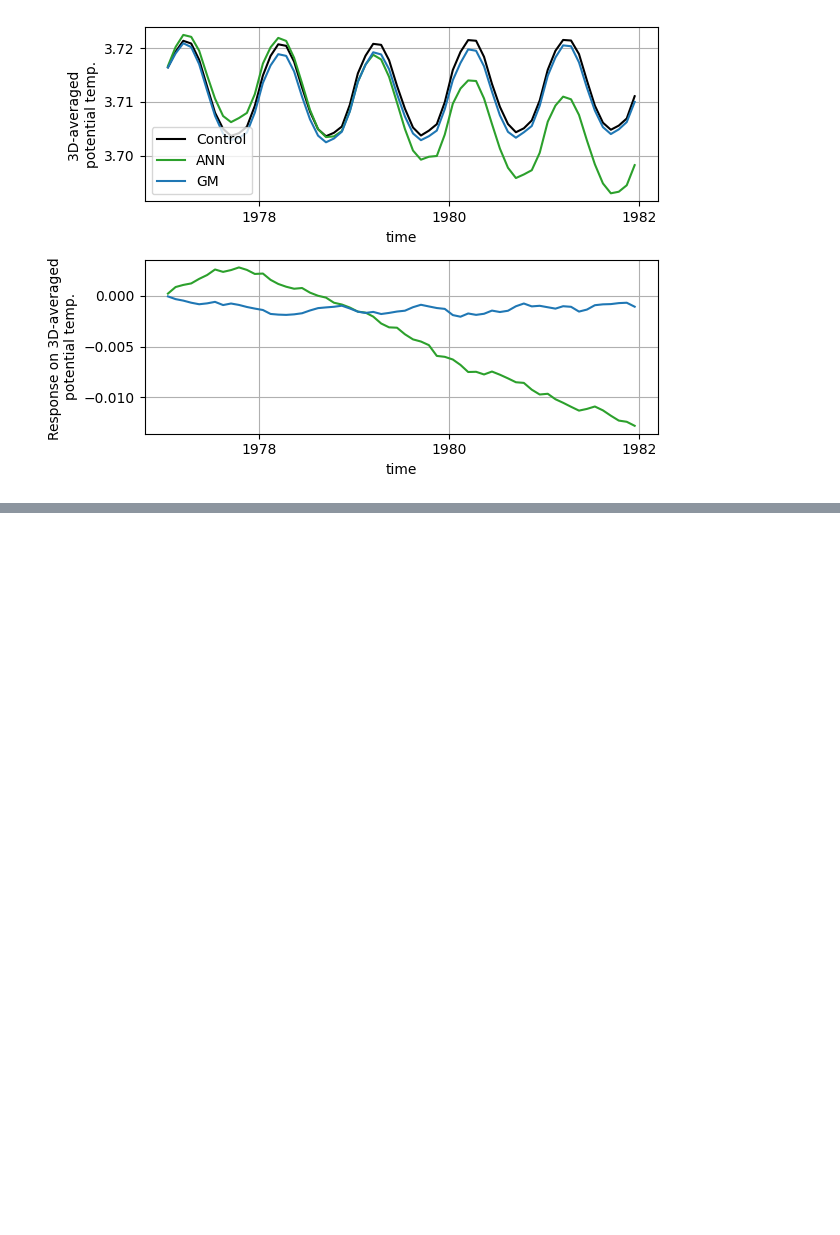
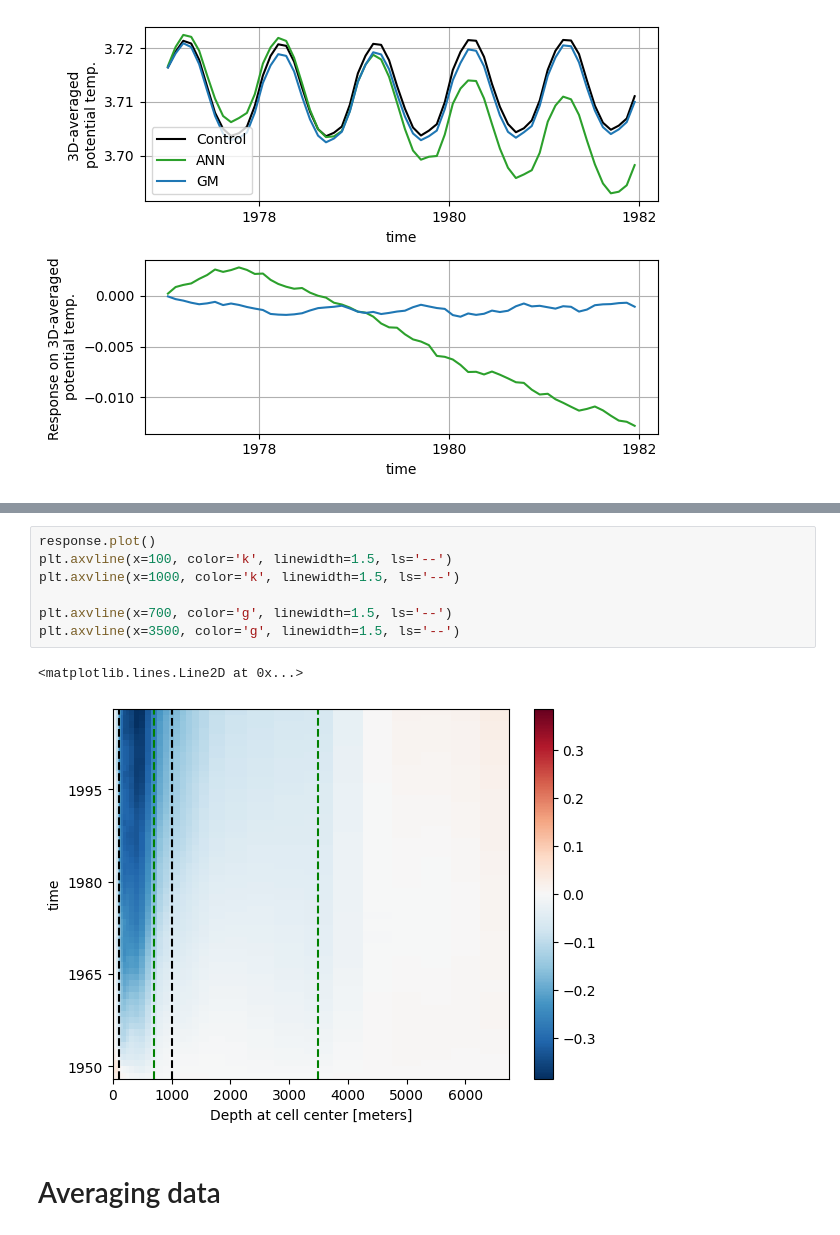
Before and after one commit to m2lines/calibration-MOM6, a Jupyter notebook: notebooks/prepare-thetao-dataset.ipynb, the cells around one changed output, grey strips where cells are left out. Drawn from its saved outputs; the diff is of its cells as text; blank space fills up the shorter version.

```diff
--- a/notebooks/prepare-thetao-dataset.ipynb
+++ b/notebooks/prepare-thetao-dataset.ipynb
@@ -211,0 +348,12 @@ plt.tight_layout()
+# %%
+response.plot()
+plt.axvline(x=100, color='k', linewidth=1.5, ls='--')
+plt.axvline(x=1000, color='k', linewidth=1.5, ls='--')
+
+plt.axvline(x=700, color='g', linewidth=1.5, ls='--')
+plt.axvline(x=3500, color='g', linewidth=1.5, ls='--')
+# %% [output]
+<matplotlib.lines.Line2D at 0x...>
+[figure, added]
+# %% [markdown]
+# Averaging data
```
Also changed, not shown: parts of 39 cells of this notebook.
